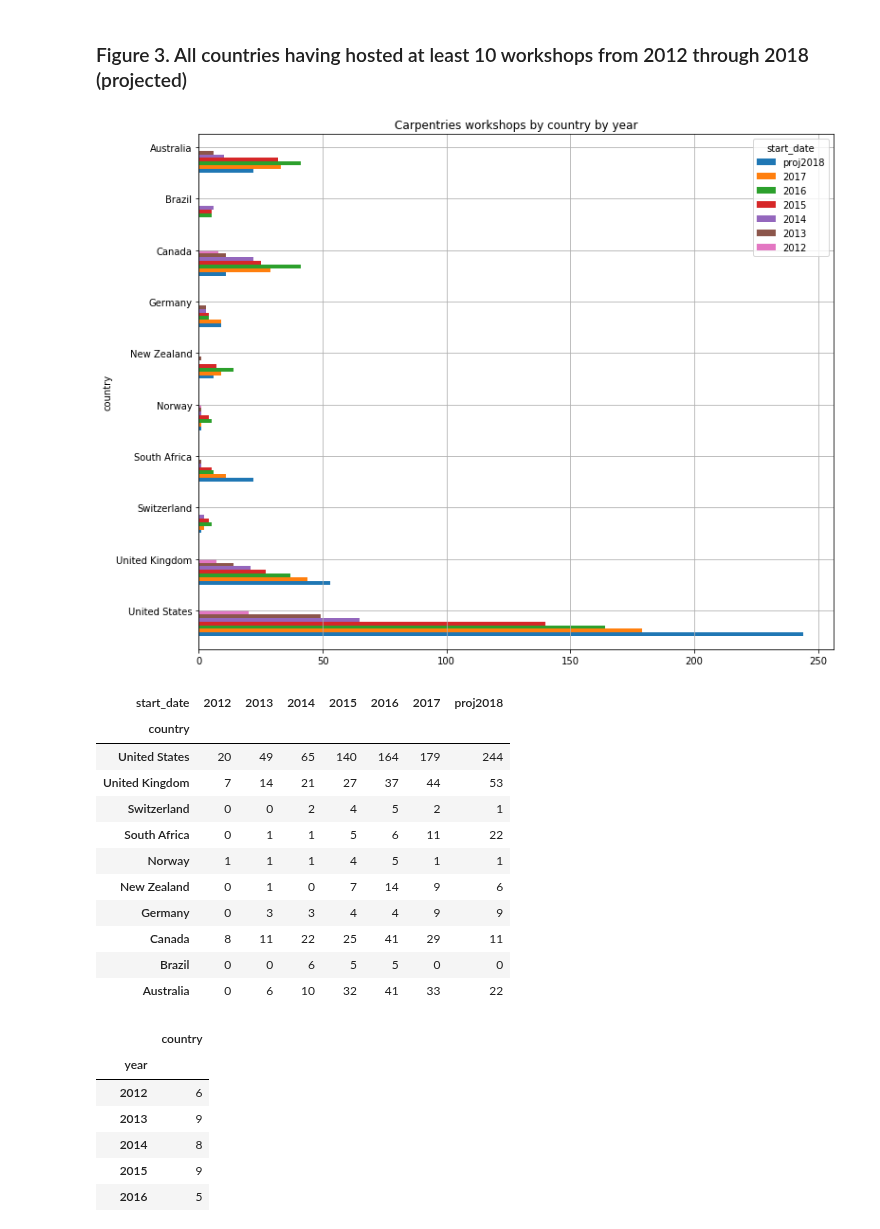
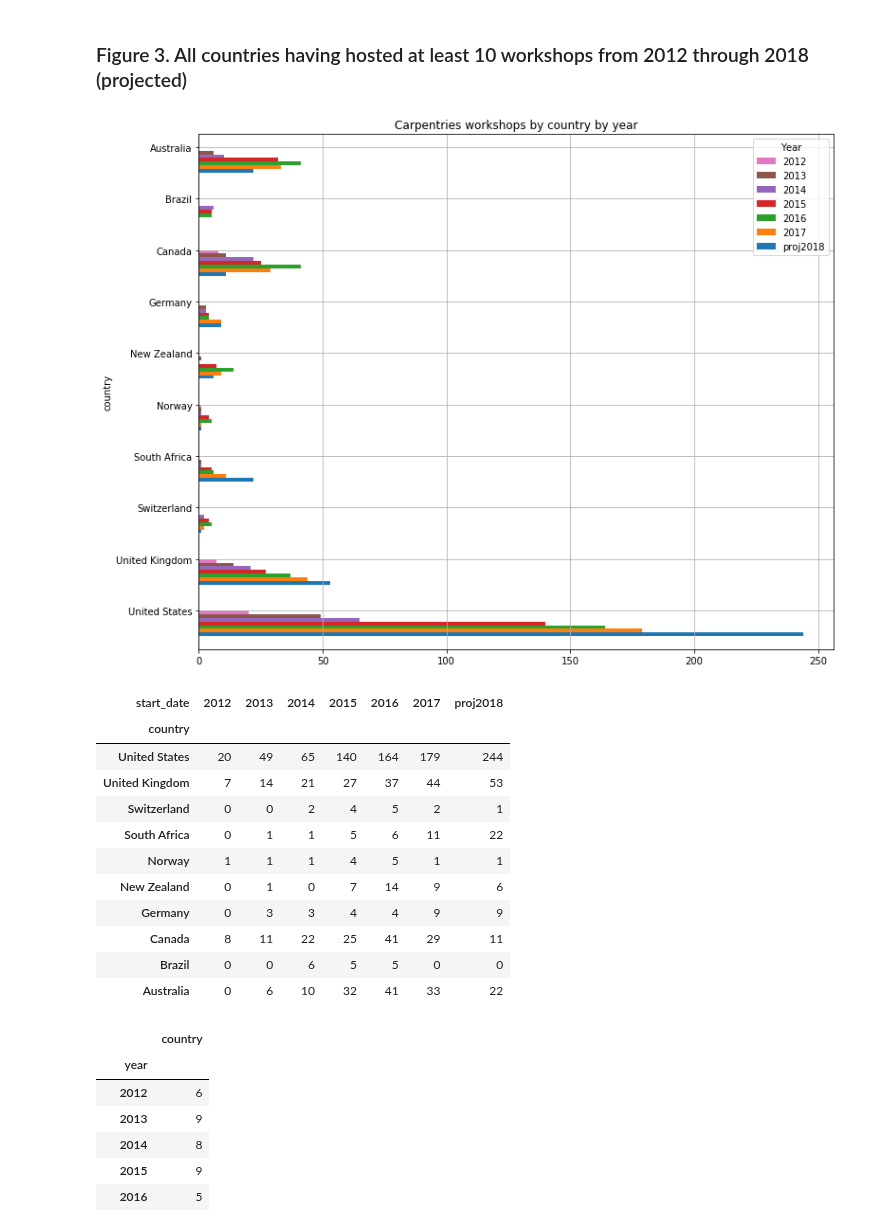
Before and after one commit to carpentries/assessment, a Jupyter notebook: programmatic-assessment/workshops/final_report_draft.ipynb, the cells around one changed output. Cells and saved outputs as stored; diff of their text form; code cells hidden in the pictures.

Commit message:
fixed country by year legend

```diff
--- a/programmatic-assessment/workshops/final_report_draft.ipynb
+++ b/programmatic-assessment/workshops/final_report_draft.ipynb
@@ -322,23 +322,26 @@ workshops_by_country_year_top
 # %%
 # Draw bar chart showing most active countries and workshops by year# Draw b
 
 workshops_by_country_year_top = workshops_by_country_year_top[::-1]
 workshops_by_country_year_top = workshops_by_country_year_top.set_index('country')
 
 fig = plt.figure(figsize=(12, 10)) # Create matplotlib figure
 
 ax = fig.add_subplot(111) # Create matplotlib axes
 
 title = "Carpentries workshops by country by year"
 workshops_by_country_year_top.plot(y = list(workshops_by_country_year_top)[::-1], kind='barh', ax=ax, position=1, title=title)
 
 ax.grid(True)
 
+handles, labels = ax.get_legend_handles_labels()
+ax.legend(handles[::-1], labels[::-1], title='Year', loc='upper right')
+
 plt.show()
 
 workshops_by_country_year_top
 # %% [output]
-[figure, old version]
+[figure, new version]
 | start_date | 2012 | 2013 | 2014 | 2015 | 2016 | 2017 | proj2018 |
 | country |  |  |  |  |  |  |  |
 | United States | 20 | 49 | 65 | 140 | 164 | 179 | 244 |
```
Also changed, not shown: parts of 1 cell of this notebook.
